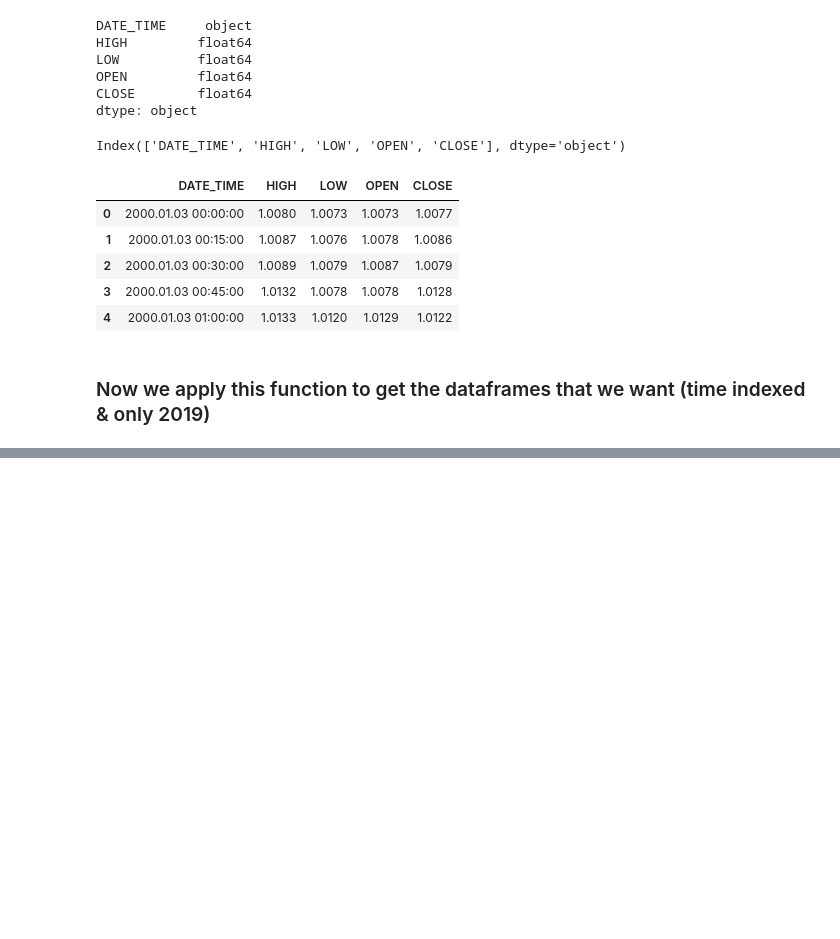
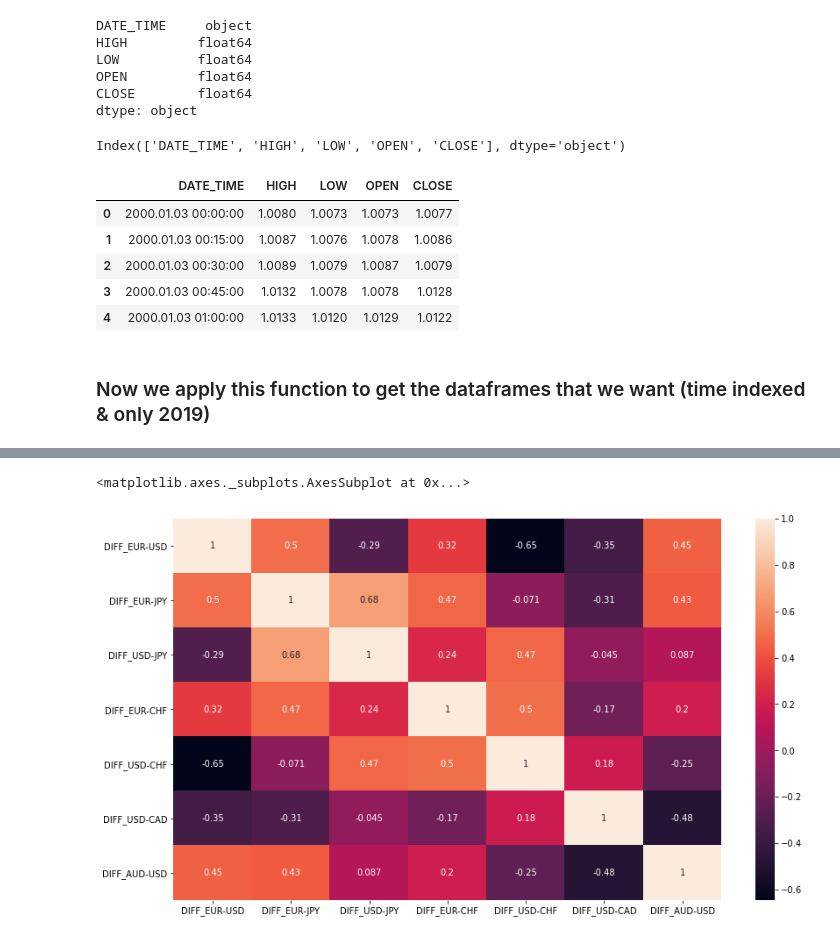
Before and after one commit to pabloestevezm/FP, a Jupyter notebook: cleaning.ipynb, the cells around one changed output, grey strips where cells are left out. Cells and saved outputs as stored; diff of their text form; code cells hidden in the pictures; blank space fills up the shorter version.

```diff
--- a/cleaning.ipynb
+++ b/cleaning.ipynb
@@ -143,0 +147,9 @@ sns.heatmap(correlation, annot=True)
+# %%
+df = forex_pairs[['DIFF_EUR-USD','DIFF_EUR-JPY','DIFF_USD-JPY','DIFF_EUR-CHF','DIFF_USD-CHF','DIFF_USD-CAD','DIFF_AUD-USD',]]
+# %%
+plt.figure(figsize=(14,8))
+correlation = df.corr()
+sns.heatmap(correlation, annot=True)
+# %% [output]
+<matplotlib.axes._subplots.AxesSubplot at 0x...>
+[figure, added]
```
Also changed, not shown: parts of 10 cells of this notebook, 3 other files.
